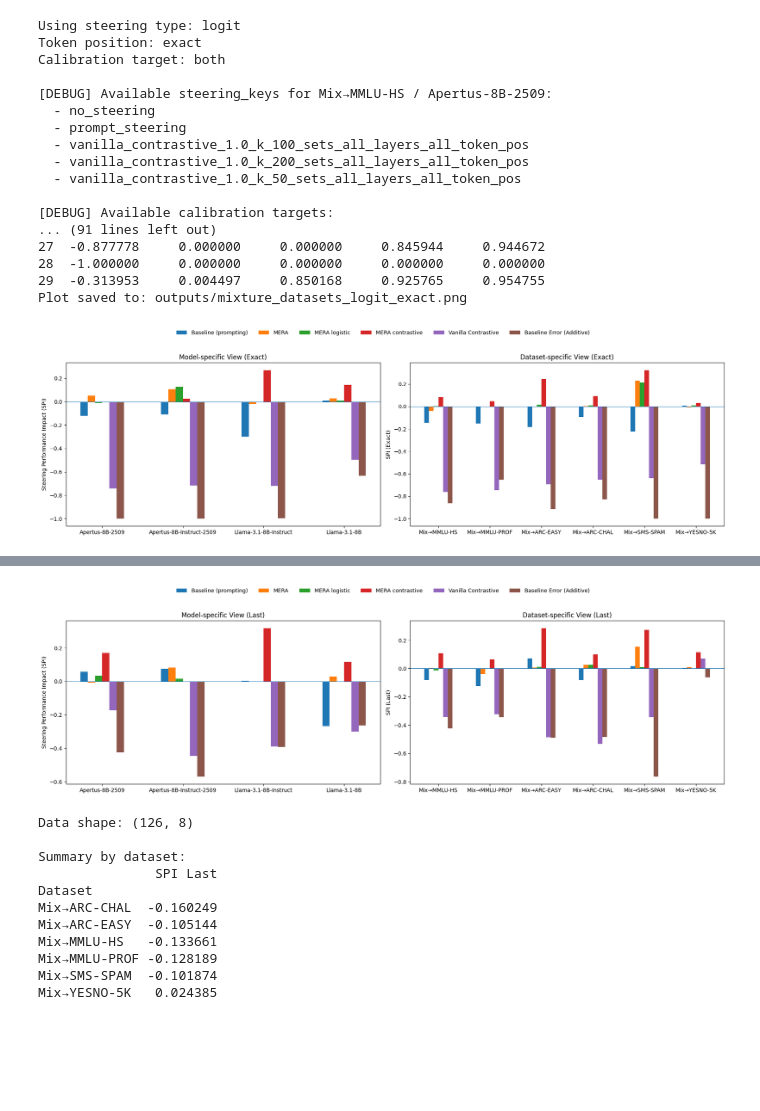
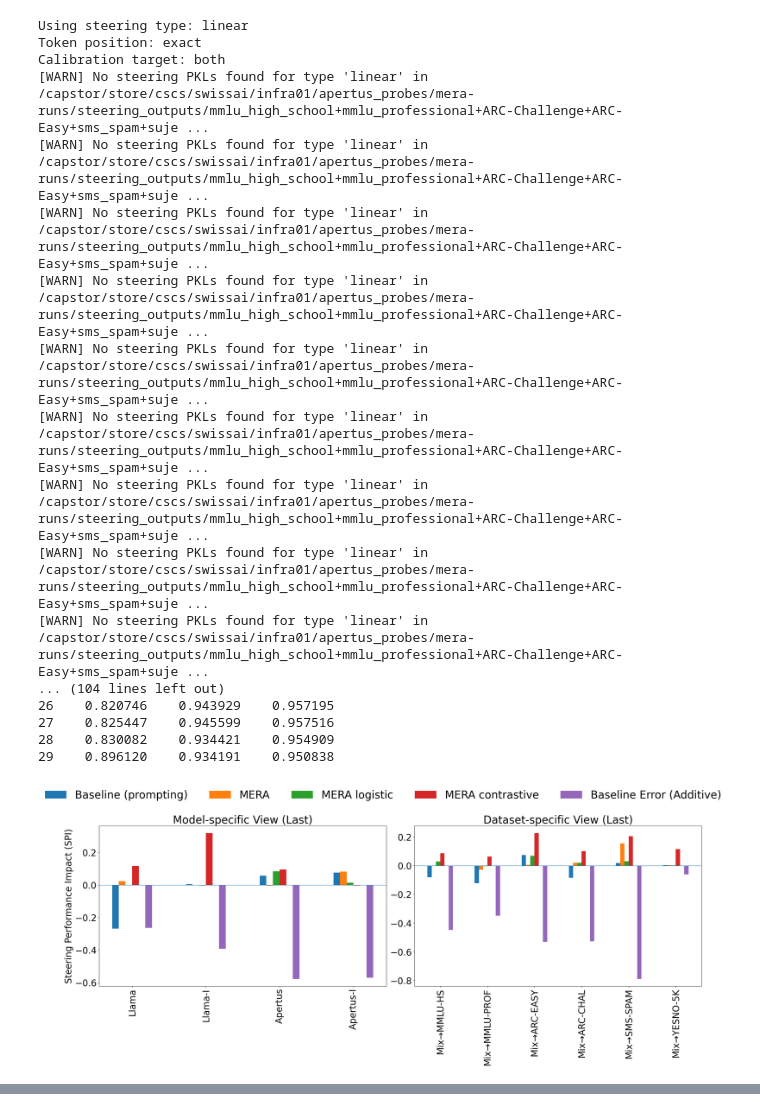
Before and after one commit to swiss-ai/apertus-probes, a Jupyter notebook: src/steering/read_steering_results.ipynb, the cells around one changed output, grey strips where cells are left out. Drawn from its saved outputs; the diff is of its cells as text; code cells hidden in the pictures; blank space fills up the shorter version.

```diff
--- a/src/steering/read_steering_results.ipynb
+++ b/src/steering/read_steering_results.ipynb
@@ -245,21 +244,21 @@ Calibration target: both
 # %%
-TOKEN_POS = "last"  # Options: "exact", "last"
-PROBE_TYPE = "logit"  # Options: "logit", "linear"
+TOKEN_POS = "exact"  # Options: "exact", "last"
+PROBE_TYPE = "linear"  # Options: "logit", "linear"
 
 mixture_datasets = {
     "MMLU-PROF": "mmlu_professional_steered_on_mmlu_professional",
+    "MMLU-HS": "mmlu_high_school_steered_on_mmlu_high_school",
     "ARC-EASY": "ARC-Easy_steered_on_ARC-Easy",
+    "ARC-CHAL": "ARC-Challenge_steered_on_ARC-Challenge",
     "SMS-SPAM": "sms_spam_steered_on_sms_spam",
-    "MMLU-HS": "mmlu_high_school_steered_on_mmlu_high_school",
-    "ARC-CHAL": "ARC-Challange_steered_on_ARC-Challenge",
     "YESNO-5K": "sujet_finance_yesno_5k_steered_on_sujet_finance_yesno_5k",
 }
 # all models
 custom_models = {
-    "Llama-3.1-8B": "Llama-3.1-8B",
-    "Llama-3.1-8B-Instruct": "Llama-3.1-8B-Instruct",
-    "Apertus-8B": "Apertus-8B-2509",
-    "Apertus-8B-Instruct": "Apertus-8B-Instruct-2509",
+    "Llama": "Llama-3.1-8B",
+    "Llama-I": "Llama-3.1-8B-Instruct",
+    "Apertus": "Apertus-8B-2509",
+    "Apertus-I": "Apertus-8B-Instruct-2509",
 }
 
 res_comparison = analyze_steering_results(
@@ -268,7 +267,7 @@ res_comparison = analyze_steering_results(
     token_position=TOKEN_POS,
     steering_type=PROBE_TYPE,
     plot=True,
-    save_path=f"outputs/all_models_{PROBE_TYPE}_{TOKEN_POS}.png"
+    save_path=f"new/all_models_{PROBE_TYPE}_{TOKEN_POS}.png"
 )
 # %% [output]
 Using steering type: logit
@@ -292,53 +291,57 @@ Plot saved to: outputs/all_models_logit_last.png
 # %%
 TOKEN_POS = "exact"  # Options: "exact", "last"
-PROBE_TYPE = "logit"  # Options: "logit", "linear"
+PROBE_TYPE = "linear"  # Options: "logit", "linear"
 
 # MIXTURE DATASETS
 mixture_datasets = {
     "Mix→MMLU-HS": "mmlu_high_school+mmlu_professional+ARC-Challenge+ARC-Easy+sms_spam+sujet_finance_yesno_5k_steered_on_mmlu_high_school",
     "Mix→MMLU-PROF": "mmlu_high_school+mmlu_professional+ARC-Challenge+ARC-Easy+sms_spam+sujet_finance_yesno_5k_steered_on_mmlu_professional",
     "Mix→ARC-EASY": "mmlu_high_school+mmlu_professional+ARC-Challenge+ARC-Easy+sms_spam+sujet_finance_yesno_5k_steered_on_ARC-Easy",
     "Mix→ARC-CHAL": "mmlu_high_school+mmlu_professional+ARC-Challenge+ARC-Easy+sms_spam+sujet_finance_yesno_5k_steered_on_ARC-Challenge",
     "Mix→SMS-SPAM": "mmlu_high_school+mmlu_professional+ARC-Challenge+ARC-Easy+sms_spam+sujet_finance_yesno_5k_steered_on_sms_spam",
     "Mix→YESNO-5K": "mmlu_high_school+mmlu_professional+ARC-Challenge+ARC-Easy+sms_spam+sujet_finance_yesno_5k_steered_on_sujet_finance_yesno_5k",
 }
 
 res_comparison = analyze_steering_results(
     datasets=mixture_datasets,
+    models=custom_models,
     token_position=TOKEN_POS,
     steering_type=PROBE_TYPE,
     plot=True,
-    save_path=f"outputs/mixture_datasets_{PROBE_TYPE}_{TOKEN_POS}.png"
+    save_path=f"new/mixture_datasets_{PROBE_TYPE}_{TOKEN_POS}.png"
 )
 
 # Example 6: Get data without plotting, then plot manually
 res_data_only = analyze_steering_results(
     datasets=mixture_datasets,
+    models=custom_models,
     token_position="last",
     steering_type="logit",
-    plot=True  # Don't auto-plot
+    plot=True,  # Don't auto-plot
+
+
 )
 
 # Now you can do custom analysis or plotting on res_data_only
 print(f"\nData shape: {res_data_only.shape}")
 print("\nSummary by dataset:")
 print(res_data_only.groupby("Dataset")[["SPI Last"]].mean())
 # %% [output]
-Using steering type: logit
+Using steering type: linear
 Token position: exact
 Calibration target: both
-
-[DEBUG] Available steering_keys for Mix→MMLU-HS / Apertus-8B-2509:
-  - no_steering
-  - prompt_steering
-  - vanilla_contrastive_1.0_k_100_sets_all_layers_all_token_pos
-  - vanilla_contrastive_1.0_k_200_sets_all_layers_all_token_pos
-  - vanilla_contrastive_1.0_k_50_sets_all_layers_all_token_pos
-
-[DEBUG] Available calibration targets:
-... (91 lines left out)
-27  -0.877778     0.000000     0.000000     0.845944     0.944672
-28  -1.000000     0.000000     0.000000     0.000000     0.000000
-29  -0.313953     0.004497     0.850168     0.925765     0.954755
-Plot saved to: outputs/mixture_datasets_logit_exact.png
+[WARN] No steering PKLs found for type 'linear' in /capstor/store/cscs/swissai/infra01/apertus_probes/mera-runs/steering_outputs/mmlu_high_school+mmlu_professional+ARC-Challenge+ARC-Easy+sms_spam+suje ...
+[WARN] No steering PKLs found for type 'linear' in /capstor/store/cscs/swissai/infra01/apertus_probes/mera-runs/steering_outputs/mmlu_high_school+mmlu_professional+ARC-Challenge+ARC-Easy+sms_spam+suje ...
+[WARN] No steering PKLs found for type 'linear' in /capstor/store/cscs/swissai/infra01/apertus_probes/mera-runs/steering_outputs/mmlu_high_school+mmlu_professional+ARC-Challenge+ARC-Easy+sms_spam+suje ...
+[WARN] No steering PKLs found for type 'linear' in /capstor/store/cscs/swissai/infra01/apertus_probes/mera-runs/steering_outputs/mmlu_high_school+mmlu_professional+ARC-Challenge+ARC-Easy+sms_spam+suje ...
+[WARN] No steering PKLs found for type 'linear' in /capstor/store/cscs/swissai/infra01/apertus_probes/mera-runs/steering_outputs/mmlu_high_school+mmlu_professional+ARC-Challenge+ARC-Easy+sms_spam+suje ...
+[WARN] No steering PKLs found for type 'linear' in /capstor/store/cscs/swissai/infra01/apertus_probes/mera-runs/steering_outputs/mmlu_high_school+mmlu_professional+ARC-Challenge+ARC-Easy+sms_spam+suje ...
+[WARN] No steering PKLs found for type 'linear' in /capstor/store/cscs/swissai/infra01/apertus_probes/mera-runs/steering_outputs/mmlu_high_school+mmlu_professional+ARC-Challenge+ARC-Easy+sms_spam+suje ...
+[WARN] No steering PKLs found for type 'linear' in /capstor/store/cscs/swissai/infra01/apertus_probes/mera-runs/steering_outputs/mmlu_high_school+mmlu_professional+ARC-Challenge+ARC-Easy+sms_spam+suje ...
+[WARN] No steering PKLs found for type 'linear' in /capstor/store/cscs/swissai/infra01/apertus_probes/mera-runs/steering_outputs/mmlu_high_school+mmlu_professional+ARC-Challenge+ARC-Easy+sms_spam+suje ...
+... (104 lines left out)
+26    0.820746    0.943929    0.957195
+27    0.825447    0.945599    0.957516
+28    0.830082    0.934421    0.954909
+29    0.896120    0.934191    0.950838
-[figure, old version]
+[figure, new version]
@@ -362,13 +359 @@ Calibration target: both
-[figure, removed]
-Data shape: (126, 8)
-
-Summary by dataset:
-               SPI Last
-Dataset
-Mix→ARC-CHAL  -0.160249
-Mix→ARC-EASY  -0.105144
-Mix→MMLU-HS   -0.133661
-Mix→MMLU-PROF -0.128189
-Mix→SMS-SPAM  -0.101874
-Mix→YESNO-5K   0.024385
 # %%
```
Also changed, not shown: parts of 10 cells of this notebook, 1 other file.
